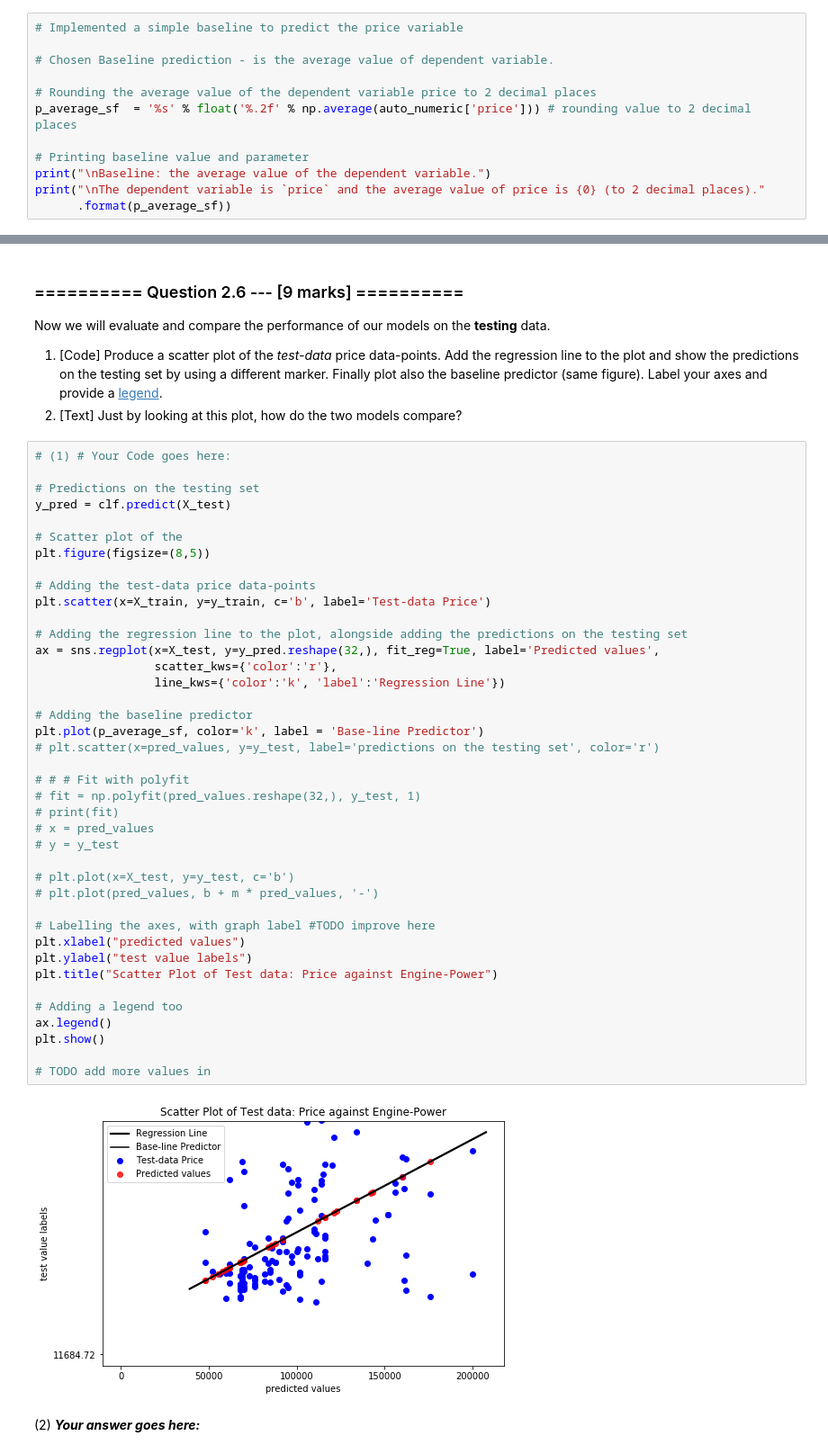
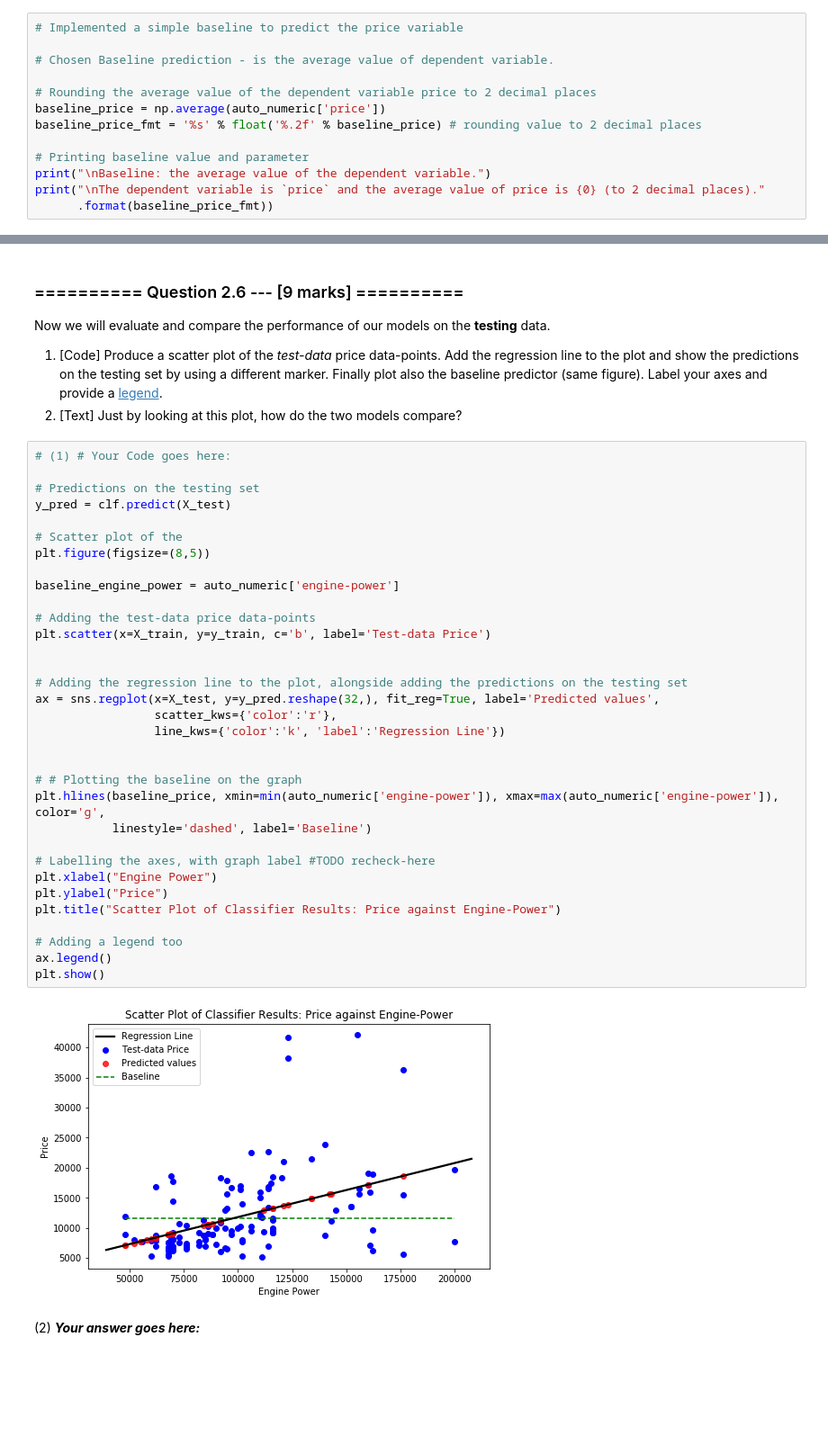
Before and after one commit to ZeroSum24/IAML2018, a Jupyter notebook: Assignments_Work/02_LinearRegression.ipynb, the cells around one changed output, grey strips where cells are left out. Shown: that part at 90% size. Saved outputs shown, nothing was run; the diff lists cells and outputs as text; blank space fills up the shorter version.

```diff
--- a/Assignments_Work/02_LinearRegression.ipynb
+++ b/Assignments_Work/02_LinearRegression.ipynb
@@ -381,12 +387,13 @@ Decide on a simple **baseline** to predict the `price` variable. Implement it an
 # Chosen Baseline prediction - is the average value of dependent variable.
 
 # Rounding the average value of the dependent variable price to 2 decimal places
-p_average_sf  = '%s' % float('%.2f' % np.average(auto_numeric['price'])) # rounding value to 2 decimal places
+baseline_price = np.average(auto_numeric['price'])
+baseline_price_fmt = '%s' % float('%.2f' % baseline_price) # rounding value to 2 decimal places
 
 # Printing baseline value and parameter
 print("\nBaseline: the average value of the dependent variable.")
 print("\nThe dependent variable is `price` and the average value of price is {0} (to 2 decimal places)."
-      .format(p_average_sf))
+      .format(baseline_price_fmt))
 # %% [output]
 Baseline: the average value of the dependent variable.
 
@@ -436,45 +443,38 @@ Now we will evaluate and compare the performance of our models on the **testing*
 # %%
 # (1) # Your Code goes here:
 
 # Predictions on the testing set
 y_pred = clf.predict(X_test)
 
 # Scatter plot of the
 plt.figure(figsize=(8,5))
 
+baseline_engine_power = auto_numeric['engine-power']
+
 # Adding the test-data price data-points
 plt.scatter(x=X_train, y=y_train, c='b', label='Test-data Price')
+
 
 # Adding the regression line to the plot, alongside adding the predictions on the testing set
 ax = sns.regplot(x=X_test, y=y_pred.reshape(32,), fit_reg=True, label='Predicted values',
                  scatter_kws={'color':'r'},
                  line_kws={'color':'k', 'label':'Regression Line'})
 
-# Adding the baseline predictor
-plt.plot(p_average_sf, color='k', label = 'Base-line Predictor')
-# plt.scatter(x=pred_values, y=y_test, label='predictions on the testing set', color='r')
 
-# # # Fit with polyfit
-# fit = np.polyfit(pred_values.reshape(32,), y_test, 1)
-# print(fit)
-# x = pred_values
-# y = y_test
+# # Plotting the baseline on the graph
+plt.hlines(baseline_price, xmin=min(auto_numeric['engine-power']), xmax=max(auto_numeric['engine-power']), color='g',
+           linestyle='dashed', label='Baseline')
 
-# plt.plot(x=X_test, y=y_test, c='b')
-# plt.plot(pred_values, b + m * pred_values, '-')
-
-# Labelling the axes, with graph label #TODO improve here
-plt.xlabel("predicted values")
-plt.ylabel("test value labels")
-plt.title("Scatter Plot of Test data: Price against Engine-Power")
+# Labelling the axes, with graph label #TODO recheck-here
+plt.xlabel("Engine Power")
+plt.ylabel("Price")
+plt.title("Scatter Plot of Classifier Results: Price against Engine-Power")
 
 # Adding a legend too
 ax.legend()
 plt.show()
-
-# TODO add more values in
 # %% [output]
-[figure, old version]
+[figure, new version]
 # %% [markdown]
 (2) ***Your answer goes here:***
 # %% [markdown]
```
Also changed, not shown: parts of 21 cells of this notebook.
